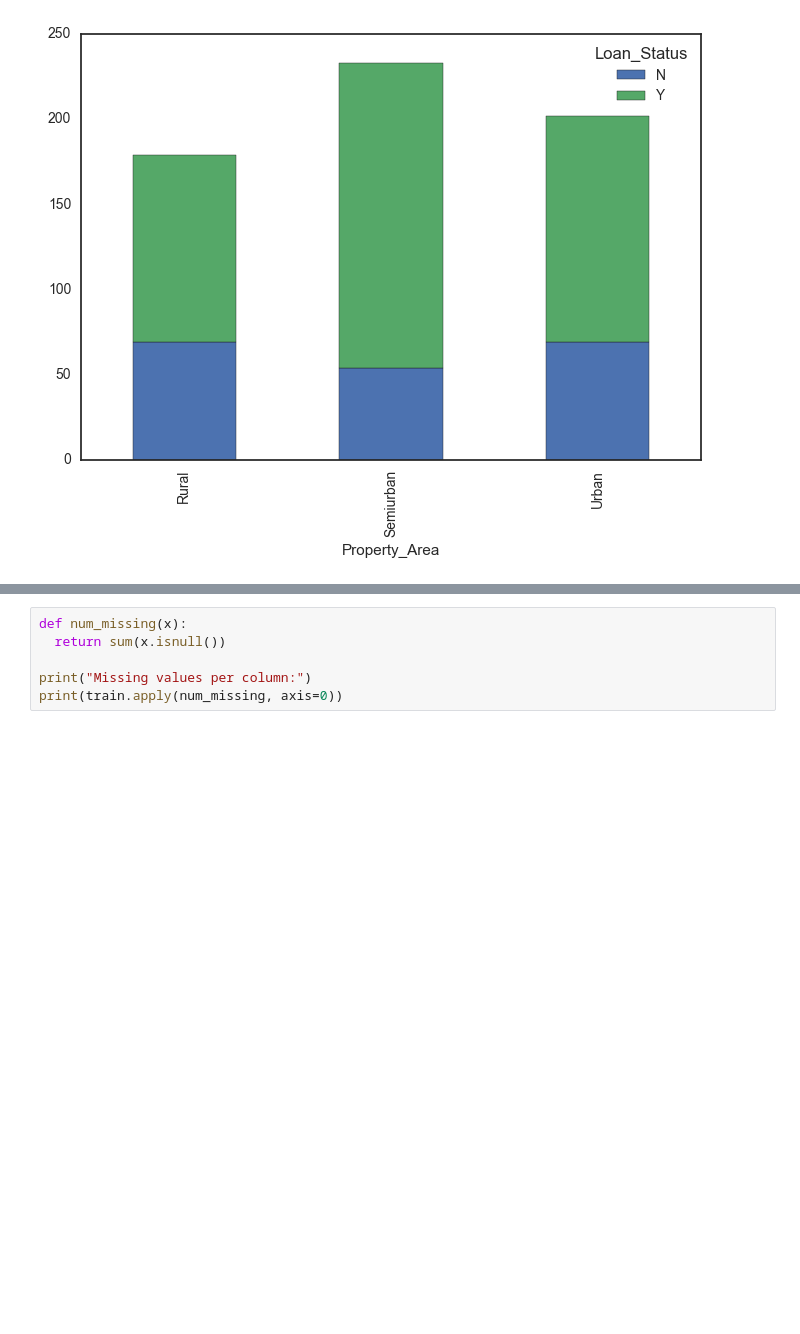
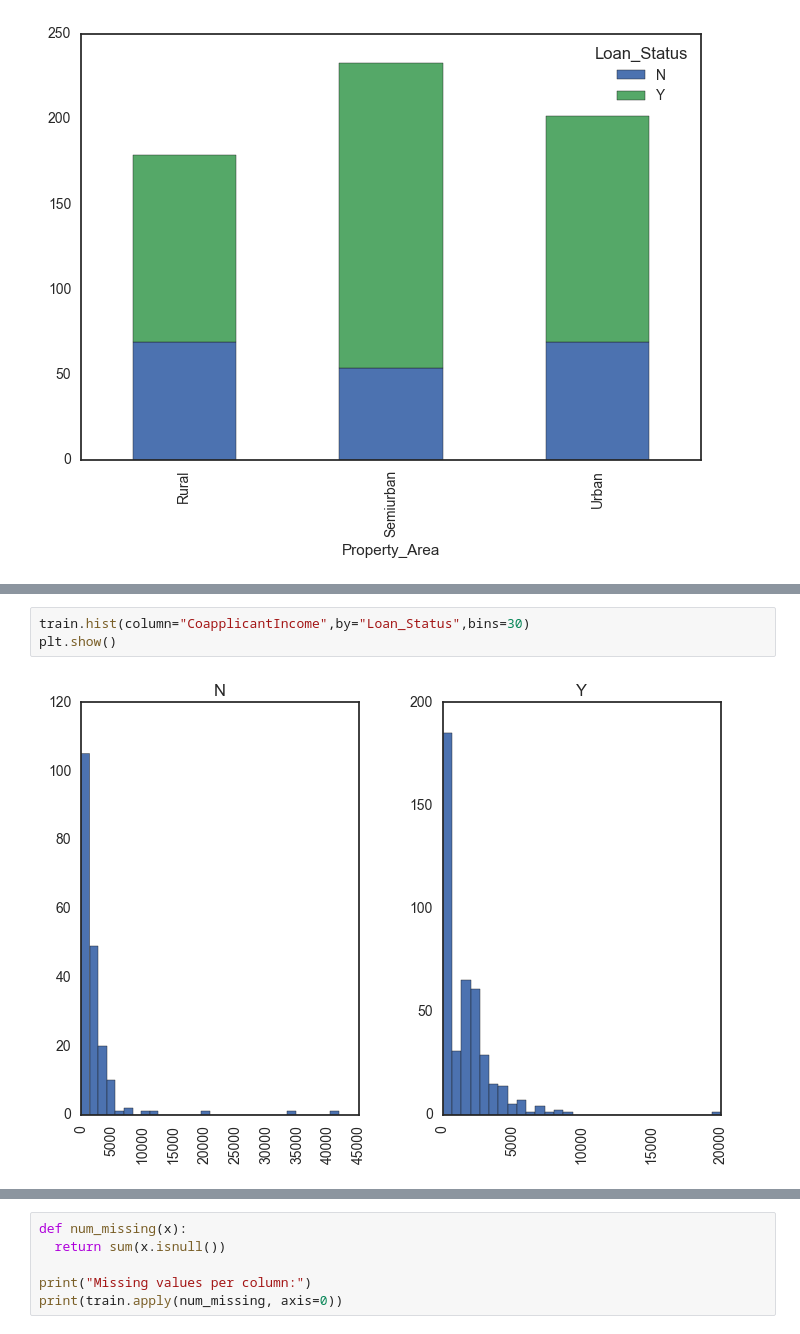
Before and after one commit to cenati0n/LoanPrediction, a Jupyter notebook: LoanPrediction.ipynb, the cells around one changed output, grey strips where cells are left out. Cells and saved outputs as stored; diff of their text form; blank space fills up the shorter version.

```diff
--- a/LoanPrediction.ipynb
+++ b/LoanPrediction.ipynb
@@ -277,3 +282,8 @@ plt.show()
+# %%
+train.hist(column="CoapplicantIncome",by="Loan_Status",bins=30)
+plt.show()
+# %% [output]
+[figure, added]
 # %%
 sns.boxplot(x="Loan_Status", y=train.LoanAmount, data=train)
 sns.stripplot(x="Loan_Status", y=train.LoanAmount, data=train, jitter=True, edgecolor="gray")
```
Also changed, not shown: parts of 18 cells of this notebook.
